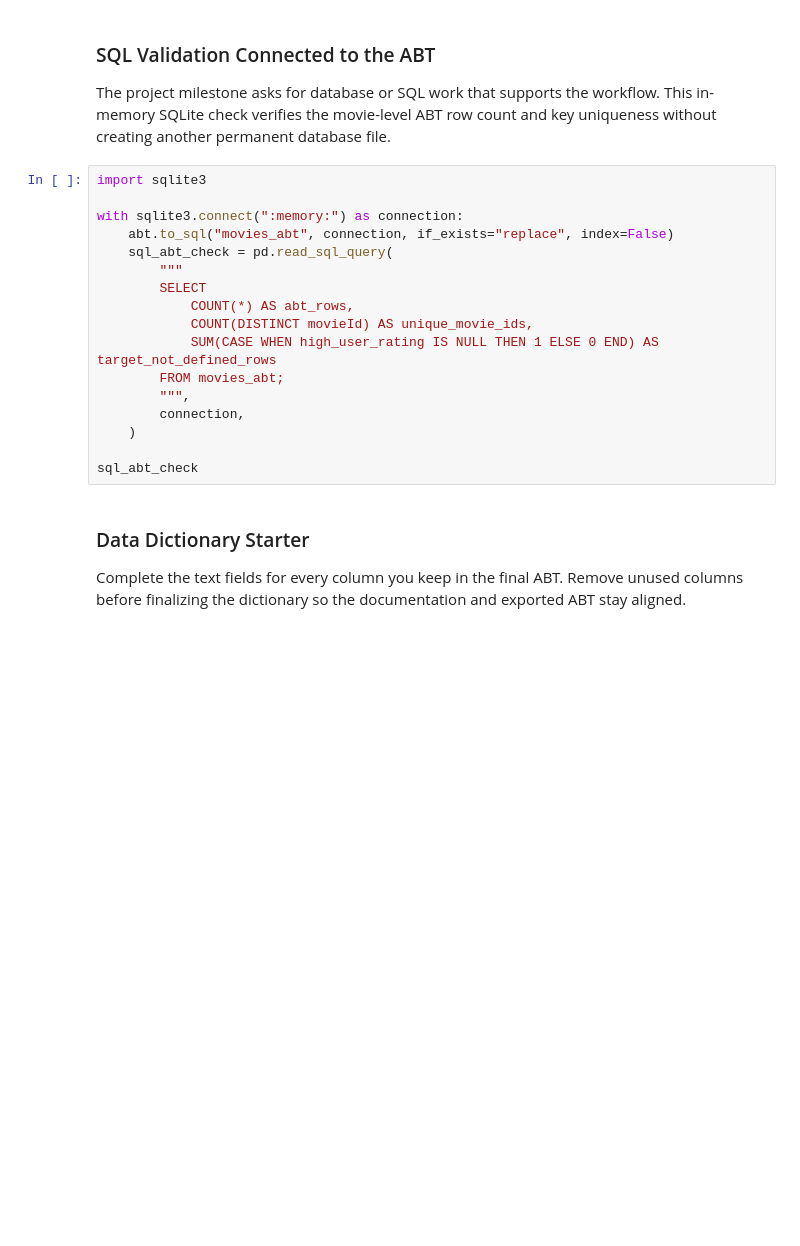
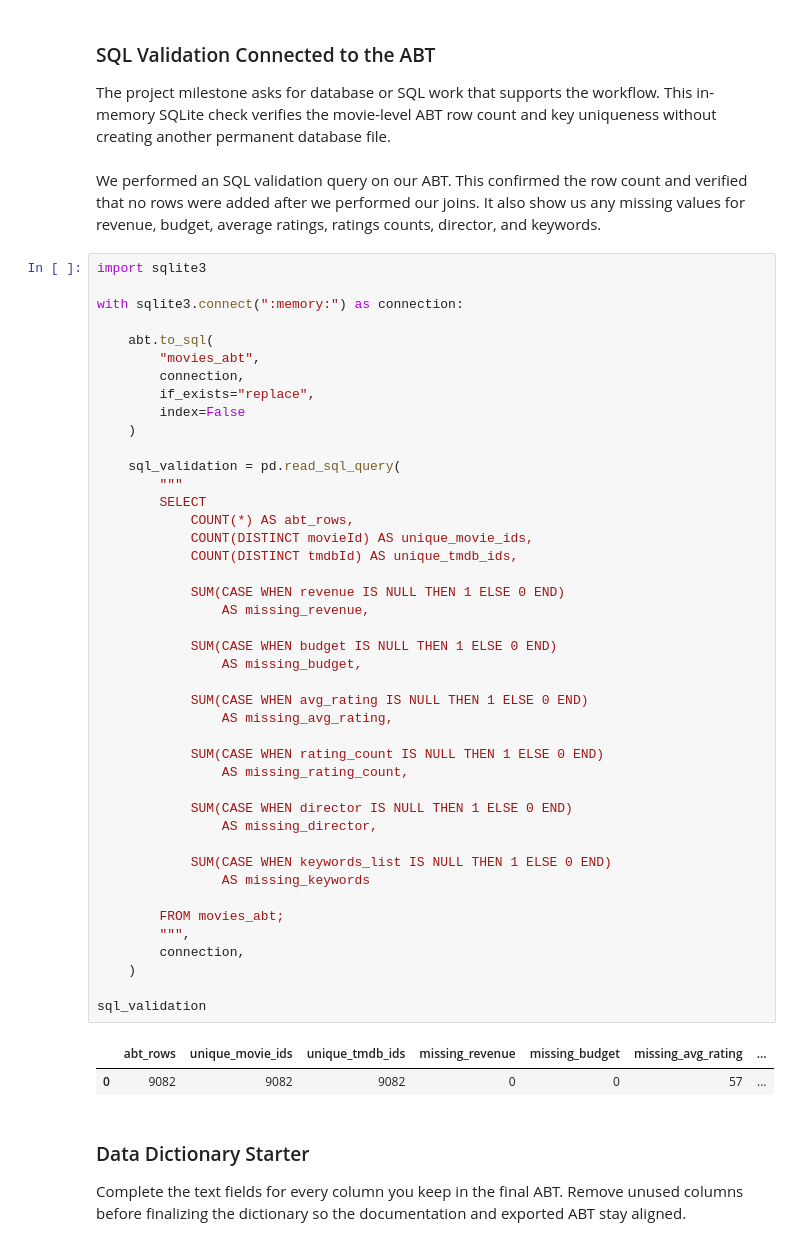
Before and after one commit to ktmitchell41/ban6003-movies-term-term-project-KevinMitchell, a Jupyter notebook: notebooks/movies_project_starter.ipynb, the cells around one changed output. Cells and saved outputs as stored; diff of their text form; blank space fills up the shorter version.

```diff
--- a/notebooks/movies_project_starter.ipynb
+++ b/notebooks/movies_project_starter.ipynb
@@ -491,23 +552,54 @@ Preliminary ABT shape: (9082, 32)
 ### SQL Validation Connected to the ABT
 
 The project milestone asks for database or SQL work that supports the workflow. This in-memory SQLite check verifies the movie-level ABT row count and key uniqueness without creating another permanent database file.
+# %% [markdown]
+We performed an SQL validation query on our ABT. This confirmed the row count and verified that no rows were added after we performed our joins. It also show us any missing values for revenue, budget, average ratings, ratings counts, director, and keywords.
 # %%
 import sqlite3
 
 with sqlite3.connect(":memory:") as connection:
-    abt.to_sql("movies_abt", connection, if_exists="replace", index=False)
-    sql_abt_check = pd.read_sql_query(
+
+    abt.to_sql(
+        "movies_abt",
+        connection,
+        if_exists="replace",
+        index=False
+    )
+
+    sql_validation = pd.read_sql_query(
         """
         SELECT
             COUNT(*) AS abt_rows,
             COUNT(DISTINCT movieId) AS unique_movie_ids,
-            SUM(CASE WHEN high_user_rating IS NULL THEN 1 ELSE 0 END) AS target_not_defined_rows
+            COUNT(DISTINCT tmdbId) AS unique_tmdb_ids,
+
+            SUM(CASE WHEN revenue IS NULL THEN 1 ELSE 0 END)
+                AS missing_revenue,
+
+            SUM(CASE WHEN budget IS NULL THEN 1 ELSE 0 END)
+                AS missing_budget,
+
+            SUM(CASE WHEN avg_rating IS NULL THEN 1 ELSE 0 END)
+                AS missing_avg_rating,
+
+            SUM(CASE WHEN rating_count IS NULL THEN 1 ELSE 0 END)
+                AS missing_rating_count,
+
+            SUM(CASE WHEN director IS NULL THEN 1 ELSE 0 END)
+                AS missing_director,
+
+            SUM(CASE WHEN keywords_list IS NULL THEN 1 ELSE 0 END)
+                AS missing_keywords
+
         FROM movies_abt;
         """,
         connection,
     )
 
-sql_abt_check
+sql_validation
+# %% [output]
+|  | abt_rows | unique_movie_ids | unique_tmdb_ids | missing_revenue | missing_budget | missing_avg_rating | ... |
+| 0 | 9082 | 9082 | 9082 | 0 | 0 | 57 | ... |
 # %% [markdown]
 ### Data Dictionary Starter
 
```
Also changed, not shown: parts of 7 cells of this notebook.
